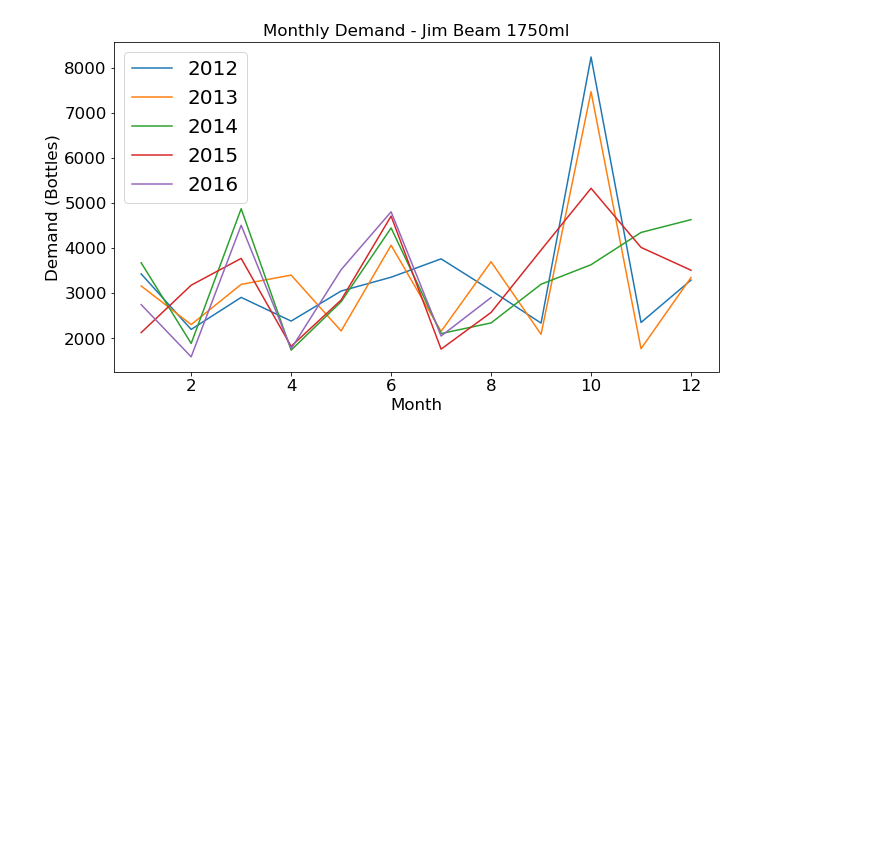
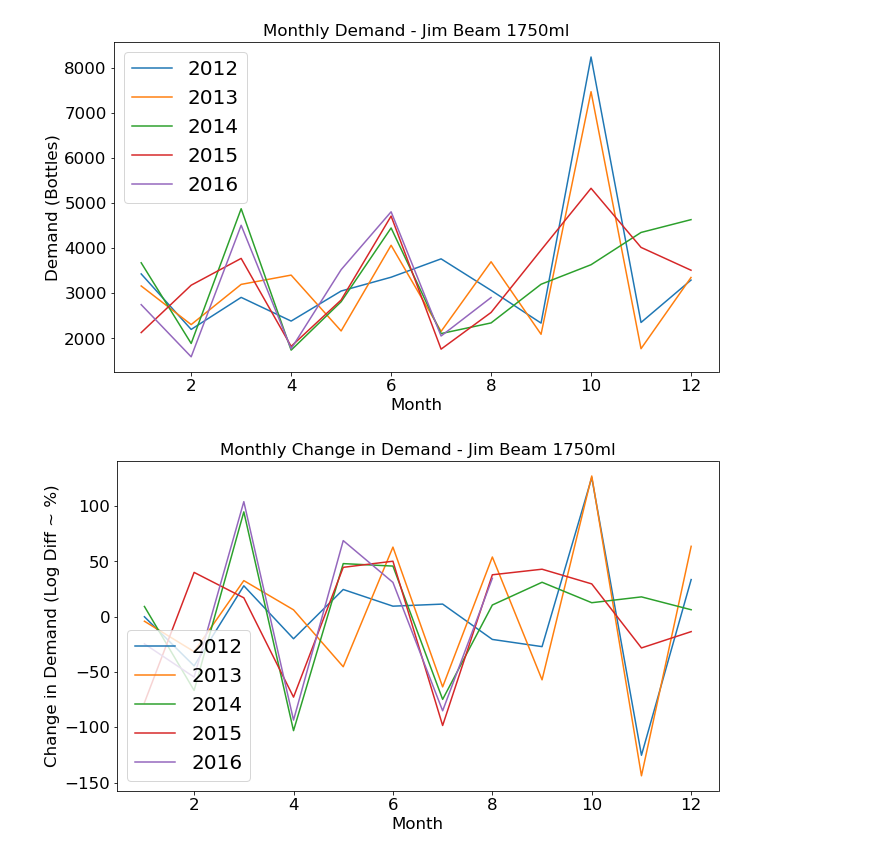
Before and after one commit to bulentarslan/drink-worthy-data, a Jupyter notebook: drink-worthy-data.ipynb, the cells around one changed output. Cells and saved outputs as stored; diff of their text form; code cells hidden in the pictures; blank space fills up the shorter version.

```diff
--- a/drink-worthy-data.ipynb
+++ b/drink-worthy-data.ipynb
@@ -140,14 +140,16 @@ fig.savefig('./img/monthly_demand.png')
 [figure]
 # %%
 fig, ax = plt.subplots(1, 1, sharex=True, figsize=(10, 6))
-ax[1].plot([i for i in range(1,13)],LogDemandDiff[0:12]*100,'-',
+ax.plot([i for i in range(1,13)],LogDemandDiff[0:12]*100,'-',
            [i for i in range(1,13)],LogDemandDiff[12:24]*100,'-',
            [i for i in range(1,13)],LogDemandDiff[24:36]*100,'-',
            [i for i in range(1,13)],LogDemandDiff[36:48]*100,'-',
            [i for i in range(1,9)],LogDemandDiff[48:]*100,'-');
-ax[1].set_title('Monthly Change in Demand - Jim Beam 1750ml')
-ax[1].set_ylabel('Change in Demand (Log Diff ~ %)')
-ax[1].set_xlabel('Month')
-ax[1].legend(['2012', '2013', '2014', '2015', '2016'], loc=3)
+ax.set_title('Monthly Change in Demand - Jim Beam 1750ml')
+ax.set_ylabel('Change in Demand (Log Diff ~ %)')
+ax.set_xlabel('Month')
+ax.legend(['2012', '2013', '2014', '2015', '2016'], loc=3)
 fig.tight_layout()
 fig.savefig('./img/monthly_change_in_demand.png')
+# %% [output]
+[figure, added]
```
Also changed, not shown: parts of 2 cells of this notebook, 3 other files.
